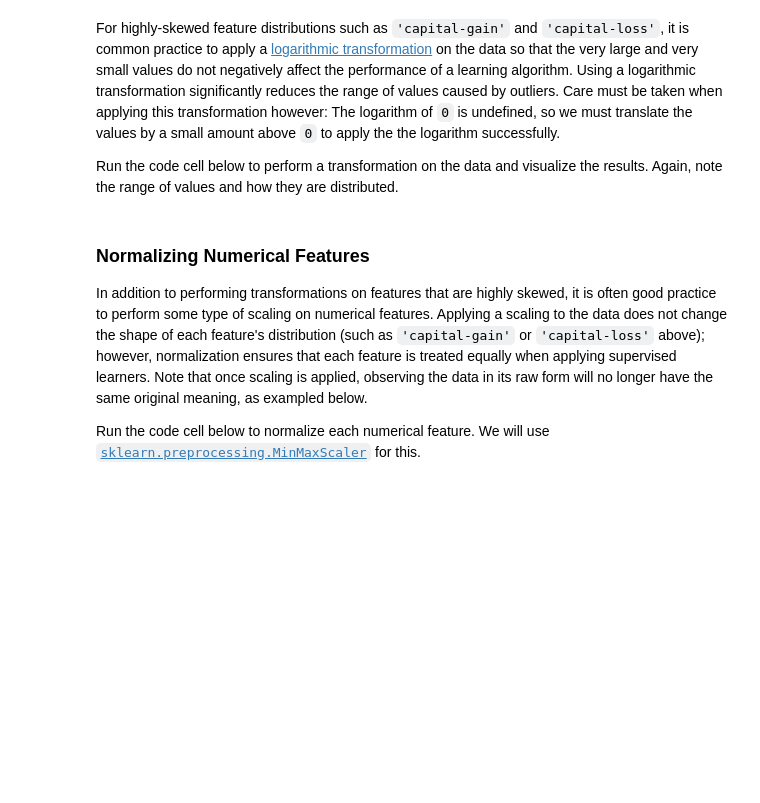
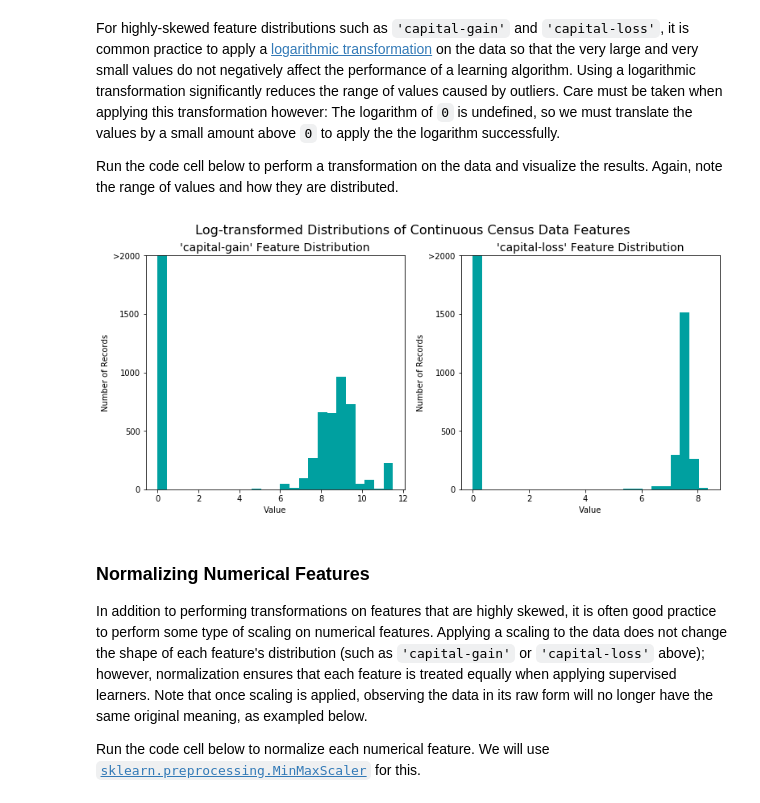
Before and after one commit to JuzerShakir/CharityML_Donors, a Jupyter notebook: Finding_Donors.ipynb, the cells around one changed output. Drawn from its saved outputs; the diff is of its cells as text; code cells hidden in the pictures; blank space fills up the shorter version.

```diff
--- a/Finding_Donors.ipynb
+++ b/Finding_Donors.ipynb
@@ -108,11 +110,13 @@ Run the code cell below to perform a transformation on the data and visualize th
 # %%
 # Log-transform the skewed features
 skewed = ['capital-gain', 'capital-loss']
-features_log_transformed = pd.DataFrame(data = features_raw)
+features_log_transformed = pd.DataFrame(features_raw)
 features_log_transformed[skewed] = features_raw[skewed].apply(lambda x: np.log(x + 1))
 
 # Visualize the new log distributions
 vs.distribution(features_log_transformed, transformed = True)
+# %% [output]
+[figure, added]
 # %% [markdown]
 ### Normalizing Numerical Features
 In addition to performing transformations on features that are highly skewed, it is often good practice to perform some type of scaling on numerical features. Applying a scaling to the data does not change the shape of each feature's distribution (such as `'capital-gain'` or `'capital-loss'` above); however, normalization ensures that each feature is treated equally when applying supervised learners. Note that once scaling is applied, observing the data in its raw form will no longer have the same original meaning, as exampled below.
```
Also changed, not shown: parts of 28 cells of this notebook.
